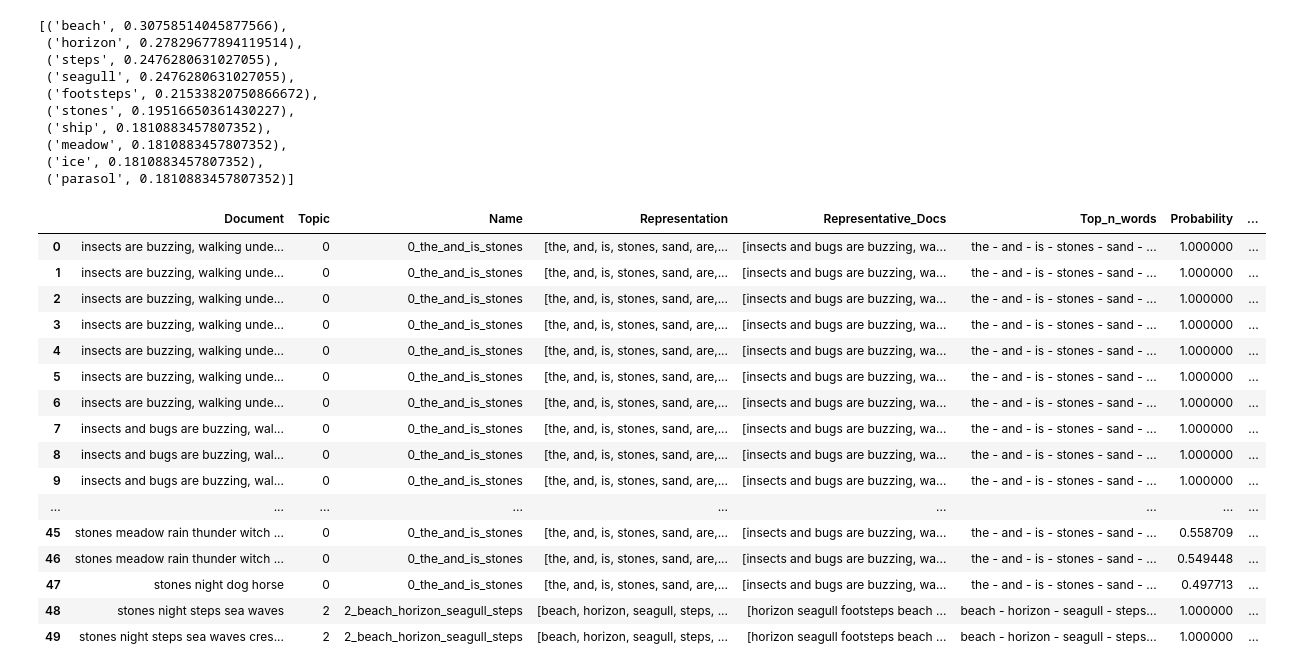
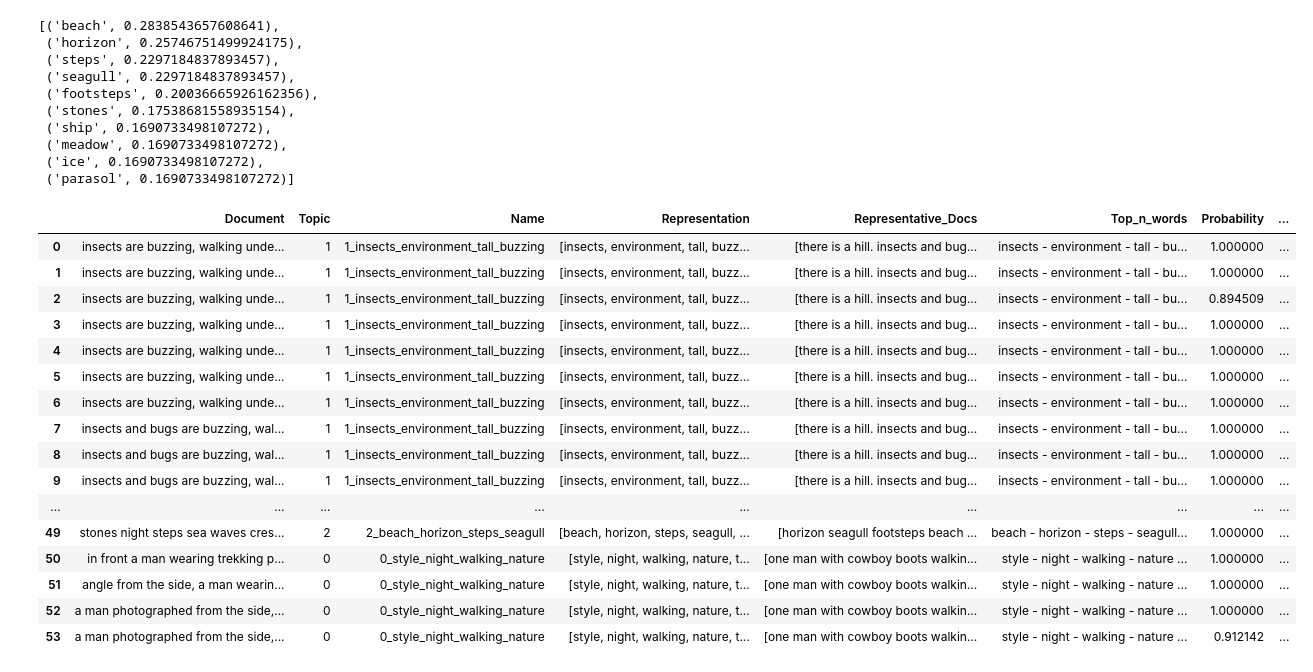
Before and after one commit to michelledtt/stable-diffusion-webui-study, a Jupyter notebook: analysis/bertopic.ipynb, the cells around one changed output. Cells and saved outputs as stored; diff of their text form; code cells hidden in the pictures.

```diff
--- a/analysis/bertopic.ipynb
+++ b/analysis/bertopic.ipynb
@@ -103,5 +32,6 @@ combine_json_files(file_paths, output_json_file, output_txt_file)
 # %%
 from bertopic import BERTopic
+from sklearn.feature_extraction.text import CountVectorizer
 
 def read_txt_file(txt_file):
     prompts = []
@@ -110,10 +40,14 @@ def read_txt_file(txt_file):
             prompt = line.strip()  # Remove newline characters
             prompts.append(prompt)
     return prompts
+
 # can be found in our shared folder, change path
-docs_sound = read_txt_file('Desktop/internship/study/output/combined_prompts_sound.txt')
-docs_story = read_txt_file('Desktop/internship/study/output/combined_prompts_story.txt')
-topic_model = BERTopic()
+docs_sound = read_txt_file('/Users/mimi/Desktop/internship/study/output/combined_prompts_sound.txt')
+docs_story = read_txt_file('/Users/mimi/Desktop/internship/study/output/combined_prompts_story.txt')
+
+vectorizer_model = CountVectorizer(stop_words="english")
+topic_model = BERTopic(vectorizer_model=vectorizer_model)
+
 topics, probs = topic_model.fit_transform(docs_sound)
 topic_model.get_topic_info()
 # %% [output]
@@ -166,33 +92,33 @@ topic_model.get_topic(1)
 # %%
 topic_model.get_topic(2)
 # %% [output]
-[('beach', 0.30758514045877566),
- ('horizon', 0.27829677894119514),
- ('steps', 0.2476280631027055),
- ('seagull', 0.2476280631027055),
- ('footsteps', 0.21533820750866672),
- ('stones', 0.19516650361430227),
- ('ship', 0.1810883457807352),
- ('meadow', 0.1810883457807352),
- ('ice', 0.1810883457807352),
- ('parasol', 0.1810883457807352)]
+[('beach', 0.2838543657608641),
+ ('horizon', 0.25746751499924175),
+ ('steps', 0.2297184837893457),
+ ('seagull', 0.2297184837893457),
+ ('footsteps', 0.20036665926162356),
+ ('stones', 0.17538681558935154),
+ ('ship', 0.1690733498107272),
+ ('meadow', 0.1690733498107272),
+ ('ice', 0.1690733498107272),
+ ('parasol', 0.1690733498107272)]
 # %%
- topic_model.get_document_info(docs)
+ topic_model.get_document_info(docs_sound)
 # %% [output]
 |  | Document | Topic | Name | Representation | Representative_Docs | Top_n_words | Probability | ... |
-| 0 | insects are buzzing, walking unde... | 0 | 0_the_and_is_stones | [the, and, is, stones, sand, are,... | [insects and bugs are buzzing, wa... | the - and - is - stones - sand - ... | 1.000000 | ... |
-| 1 | insects are buzzing, walking unde... | 0 | 0_the_and_is_stones | [the, and, is, stones, sand, are,... | [insects and bugs are buzzing, wa... | the - and - is - stones - sand - ... | 1.000000 | ... |
-| 2 | insects are buzzing, walking unde... | 0 | 0_the_and_is_stones | [the, and, is, stones, sand, are,... | [insects and bugs are buzzing, wa... | the - and - is - stones - sand - ... | 1.000000 | ... |
-| 3 | insects are buzzing, walking unde... | 0 | 0_the_and_is_stones | [the, and, is, stones, sand, are,... | [insects and bugs are buzzing, wa... | the - and - is - stones - sand - ... | 1.000000 | ... |
-| 4 | insects are buzzing, walking unde... | 0 | 0_the_and_is_stones | [the, and, is, stones, sand, are,... | [insects and bugs are buzzing, wa... | the - and - is - stones - sand - ... | 1.000000 | ... |
-| 5 | insects are buzzing, walking unde... | 0 | 0_the_and_is_stones | [the, and, is, stones, sand, are,... | [insects and bugs are buzzing, wa... | the - and - is - stones - sand - ... | 1.000000 | ... |
-| 6 | insects are buzzing, walking unde... | 0 | 0_the_and_is_stones | [the, and, is, stones, sand, are,... | [insects and bugs are buzzing, wa... | the - and - is - stones - sand - ... | 1.000000 | ... |
-| 7 | insects and bugs are buzzing, wal... | 0 | 0_the_and_is_stones | [the, and, is, stones, sand, are,... | [insects and bugs are buzzing, wa... | the - and - is - stones - sand - ... | 1.000000 | ... |
-| 8 | insects and bugs are buzzing, wal... | 0 | 0_the_and_is_stones | [the, and, is, stones, sand, are,... | [insects and bugs are buzzing, wa... | the - and - is - stones - sand - ... | 1.000000 | ... |
-| 9 | insects and bugs are buzzing, wal... | 0 | 0_the_and_is_stones | [the, and, is, stones, sand, are,... | [insects and bugs are buzzing, wa... | the - and - is - stones - sand - ... | 1.000000 | ... |
+| 0 | insects are buzzing, walking unde... | 1 | 1_insects_environment_tall_buzzing | [insects, environment, tall, buzz... | [there is a hill. insects and bug... | insects - environment - tall - bu... | 1.000000 | ... |
+| 1 | insects are buzzing, walking unde... | 1 | 1_insects_environment_tall_buzzing | [insects, environment, tall, buzz... | [there is a hill. insects and bug... | insects - environment - tall - bu... | 1.000000 | ... |
+| 2 | insects are buzzing, walking unde... | 1 | 1_insects_environment_tall_buzzing | [insects, environment, tall, buzz... | [there is a hill. insects and bug... | insects - environment - tall - bu... | 0.894509 | ... |
+| 3 | insects are buzzing, walking unde... | 1 | 1_insects_environment_tall_buzzing | [insects, environment, tall, buzz... | [there is a hill. insects and bug... | insects - environment - tall - bu... | 1.000000 | ... |
+| 4 | insects are buzzing, walking unde... | 1 | 1_insects_environment_tall_buzzing | [insects, environment, tall, buzz... | [there is a hill. insects and bug... | insects - environment - tall - bu... | 1.000000 | ... |
+| 5 | insects are buzzing, walking unde... | 1 | 1_insects_environment_tall_buzzing | [insects, environment, tall, buzz... | [there is a hill. insects and bug... | insects - environment - tall - bu... | 1.000000 | ... |
+| 6 | insects are buzzing, walking unde... | 1 | 1_insects_environment_tall_buzzing | [insects, environment, tall, buzz... | [there is a hill. insects and bug... | insects - environment - tall - bu... | 1.000000 | ... |
+| 7 | insects and bugs are buzzing, wal... | 1 | 1_insects_environment_tall_buzzing | [insects, environment, tall, buzz... | [there is a hill. insects and bug... | insects - environment - tall - bu... | 1.000000 | ... |
+| 8 | insects and bugs are buzzing, wal... | 1 | 1_insects_environment_tall_buzzing | [insects, environment, tall, buzz... | [there is a hill. insects and bug... | insects - environment - tall - bu... | 1.000000 | ... |
+| 9 | insects and bugs are buzzing, wal... | 1 | 1_insects_environment_tall_buzzing | [insects, environment, tall, buzz... | [there is a hill. insects and bug... | insects - environment - tall - bu... | 1.000000 | ... |
 | ... | ... | ... | ... | ... | ... | ... | ... | ... |
-| 45 | stones meadow rain thunder witch ... | 0 | 0_the_and_is_stones | [the, and, is, stones, sand, are,... | [insects and bugs are buzzing, wa... | the - and - is - stones - sand - ... | 0.558709 | ... |
-| 46 | stones meadow rain thunder witch ... | 0 | 0_the_and_is_stones | [the, and, is, stones, sand, are,... | [insects and bugs are buzzing, wa... | the - and - is - stones - sand - ... | 0.549448 | ... |
-| 47 | stones night dog horse | 0 | 0_the_and_is_stones | [the, and, is, stones, sand, are,... | [insects and bugs are buzzing, wa... | the - and - is - stones - sand - ... | 0.497713 | ... |
-| 48 | stones night steps sea waves | 2 | 2_beach_horizon_seagull_steps | [beach, horizon, seagull, steps, ... | [horizon seagull footsteps beach ... | beach - horizon - seagull - steps... | 1.000000 | ... |
-| 49 | stones night steps sea waves cres... | 2 | 2_beach_horizon_seagull_steps | [beach, horizon, seagull, steps, ... | [horizon seagull footsteps beach ... | beach - horizon - seagull - steps... | 1.000000 | ... |
+| 49 | stones night steps sea waves cres... | 2 | 2_beach_horizon_steps_seagull | [beach, horizon, steps, seagull, ... | [horizon seagull footsteps beach ... | beach - horizon - steps - seagull... | 1.000000 | ... |
+| 50 | in front a man wearing trekking p... | 0 | 0_style_night_walking_nature | [style, night, walking, nature, t... | [one man with cowboy boots walkin... | style - night - walking - nature ... | 1.000000 | ... |
+| 51 | angle from the side, a man wearin... | 0 | 0_style_night_walking_nature | [style, night, walking, nature, t... | [one man with cowboy boots walkin... | style - night - walking - nature ... | 1.000000 | ... |
+| 52 | a man photographed from the side,... | 0 | 0_style_night_walking_nature | [style, night, walking, nature, t... | [one man with cowboy boots walkin... | style - night - walking - nature ... | 1.000000 | ... |
+| 53 | a man photographed from the side,... | 0 | 0_style_night_walking_nature | [style, night, walking, nature, t... | [one man with cowboy boots walkin... | style - night - walking - nature ... | 0.912142 | ... |
```
Also changed, not shown: parts of 19 cells of this notebook, 1 other file.
